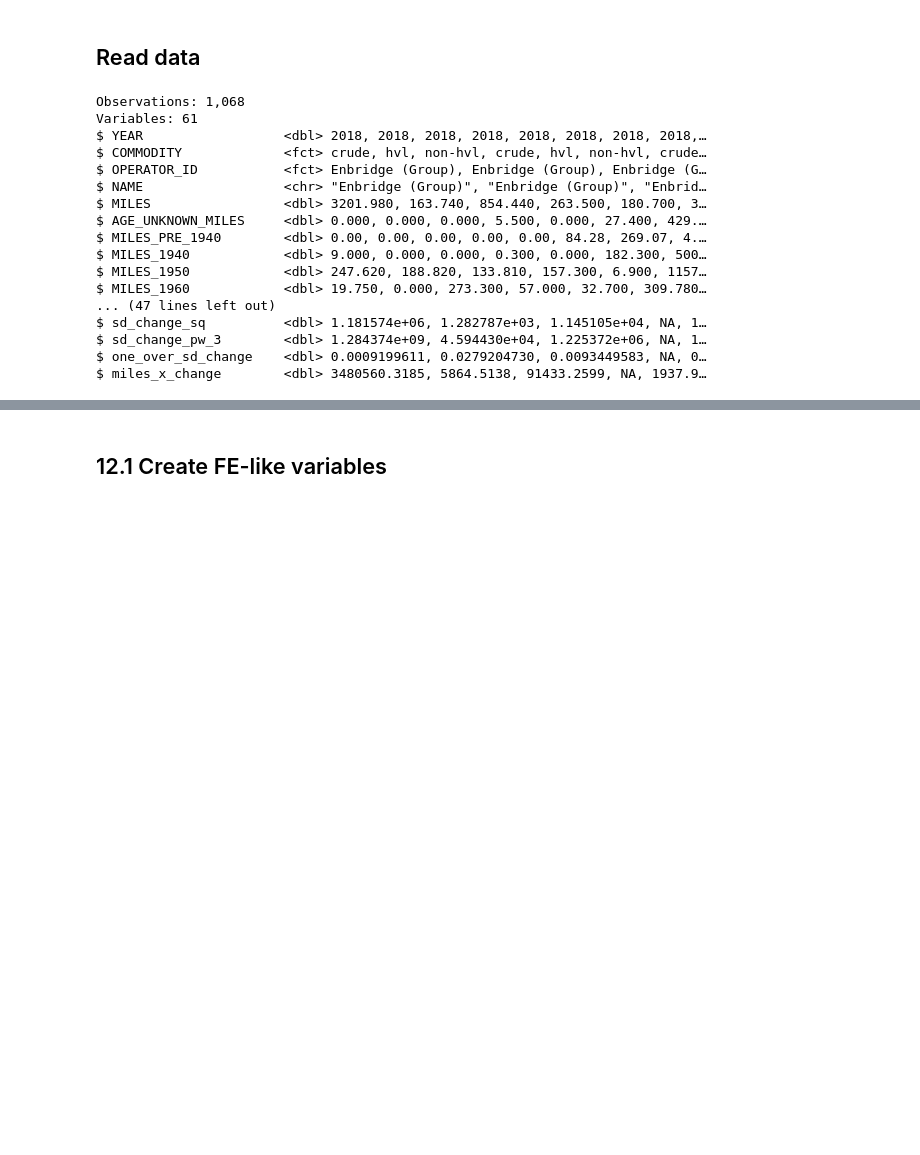
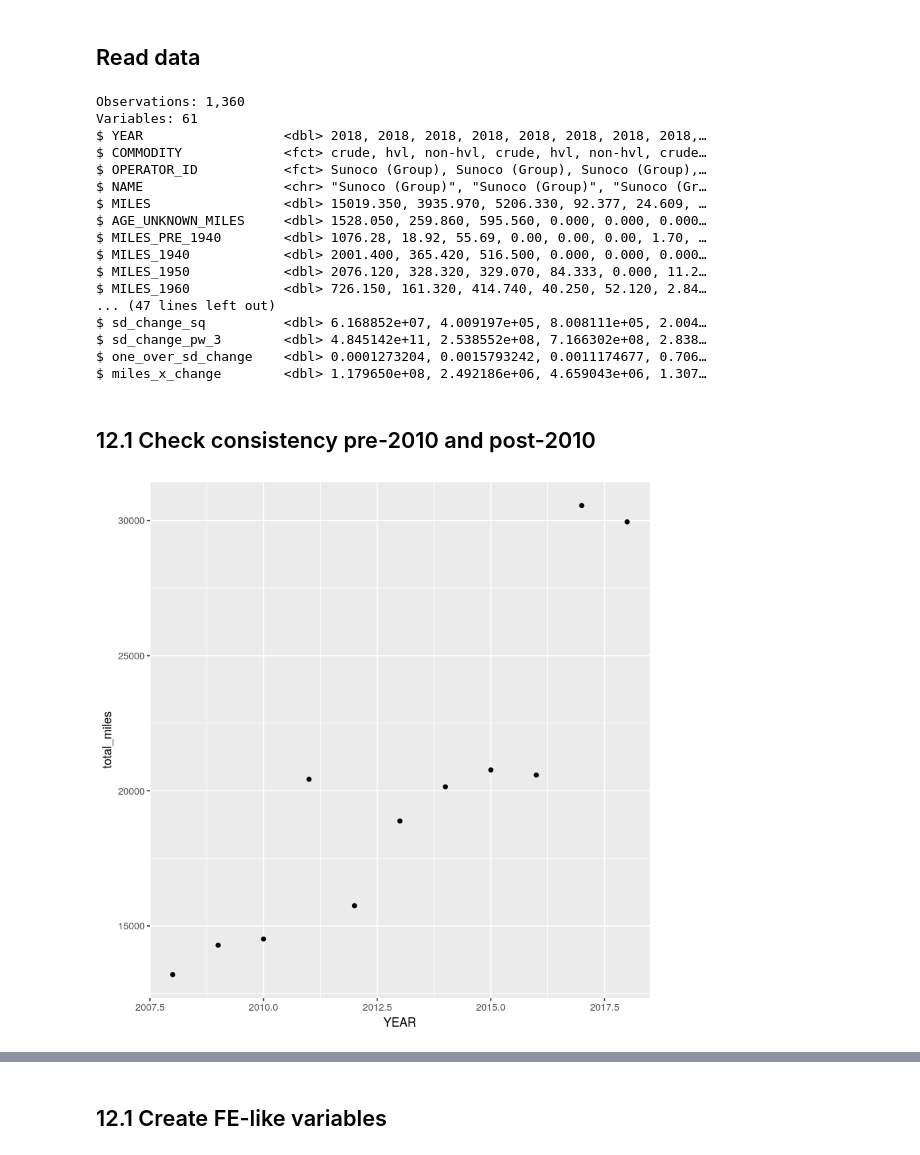
Before and after one commit to julianbarg/oil_industry, a Jupyter notebook: workbooks/12r_data_exploratino_graphs.ipynb, the cells around one changed output, grey strips where cells are left out. Saved outputs shown, nothing was run; the diff lists cells and outputs as text; code cells hidden in the pictures; blank space fills up the shorter version.

```diff
--- a/workbooks/12r_data_exploratino_graphs.ipynb
+++ b/workbooks/12r_data_exploratino_graphs.ipynb
@@ -31,22 +15,35 @@ today <- Sys.Date()
 # %%
 sample <- feather::read_feather(sample_features_file)
 sample_crude <- feather::read_feather(sample_crude_file)
+sample_none_new <- feather::read_feather(sample_none_new_file)
 glimpse(sample)
 # %% [output]
-Observations: 1,068
+Observations: 1,360
 Variables: 61
 $ YEAR                  <dbl> 2018, 2018, 2018, 2018, 2018, 2018, 2018, 2018,…
 $ COMMODITY             <fct> crude, hvl, non-hvl, crude, hvl, non-hvl, crude…
-$ OPERATOR_ID           <fct> Enbridge (Group), Enbridge (Group), Enbridge (G…
-$ NAME                  <chr> "Enbridge (Group)", "Enbridge (Group)", "Enbrid…
-$ MILES                 <dbl> 3201.980, 163.740, 854.440, 263.500, 180.700, 3…
-$ AGE_UNKNOWN_MILES     <dbl> 0.000, 0.000, 0.000, 5.500, 0.000, 27.400, 429.…
-$ MILES_PRE_1940        <dbl> 0.00, 0.00, 0.00, 0.00, 0.00, 84.28, 269.07, 4.…
-$ MILES_1940            <dbl> 9.000, 0.000, 0.000, 0.300, 0.000, 182.300, 500…
-$ MILES_1950            <dbl> 247.620, 188.820, 133.810, 157.300, 6.900, 1157…
-$ MILES_1960            <dbl> 19.750, 0.000, 273.300, 57.000, 32.700, 309.780…
+$ OPERATOR_ID           <fct> Sunoco (Group), Sunoco (Group), Sunoco (Group),…
+$ NAME                  <chr> "Sunoco (Group)", "Sunoco (Group)", "Sunoco (Gr…
+$ MILES                 <dbl> 15019.350, 3935.970, 5206.330, 92.377, 24.609, …
+$ AGE_UNKNOWN_MILES     <dbl> 1528.050, 259.860, 595.560, 0.000, 0.000, 0.000…
+$ MILES_PRE_1940        <dbl> 1076.28, 18.92, 55.69, 0.00, 0.00, 0.00, 1.70, …
+$ MILES_1940            <dbl> 2001.400, 365.420, 516.500, 0.000, 0.000, 0.000…
+$ MILES_1950            <dbl> 2076.120, 328.320, 329.070, 84.333, 0.000, 11.2…
+$ MILES_1960            <dbl> 726.150, 161.320, 414.740, 40.250, 52.120, 2.84…
 ... (47 lines left out)
-$ sd_change_sq          <dbl> 1.181574e+06, 1.282787e+03, 1.145105e+04, NA, 1…
-$ sd_change_pw_3        <dbl> 1.284374e+09, 4.594430e+04, 1.225372e+06, NA, 1…
-$ one_over_sd_change    <dbl> 0.0009199611, 0.0279204730, 0.0093449583, NA, 0…
-$ miles_x_change        <dbl> 3480560.3185, 5864.5138, 91433.2599, NA, 1937.9…
+$ sd_change_sq          <dbl> 6.168852e+07, 4.009197e+05, 8.008111e+05, 2.004…
+$ sd_change_pw_3        <dbl> 4.845142e+11, 2.538552e+08, 7.166302e+08, 2.838…
+$ one_over_sd_change    <dbl> 0.0001273204, 0.0015793242, 0.0011174677, 0.706…
+$ miles_x_change        <dbl> 1.179650e+08, 2.492186e+06, 4.659043e+06, 1.307…
+# %% [markdown]
+## 12.1 Check consistency pre-2010 and post-2010
+# %%
+sample %>%
+    filter(!is.na(MILES)) %>%
+    filter(COMMODITY == "crude") %>%
+    group_by(YEAR) %>%
+    summarize(total_miles = sum(MILES)) %>%
+    ggplot(aes(x=YEAR, y = total_miles)) +
+        geom_point()
+# %% [output]
+[figure, added]
```
Also changed, not shown: parts of 6 cells of this notebook, 3 other files.
